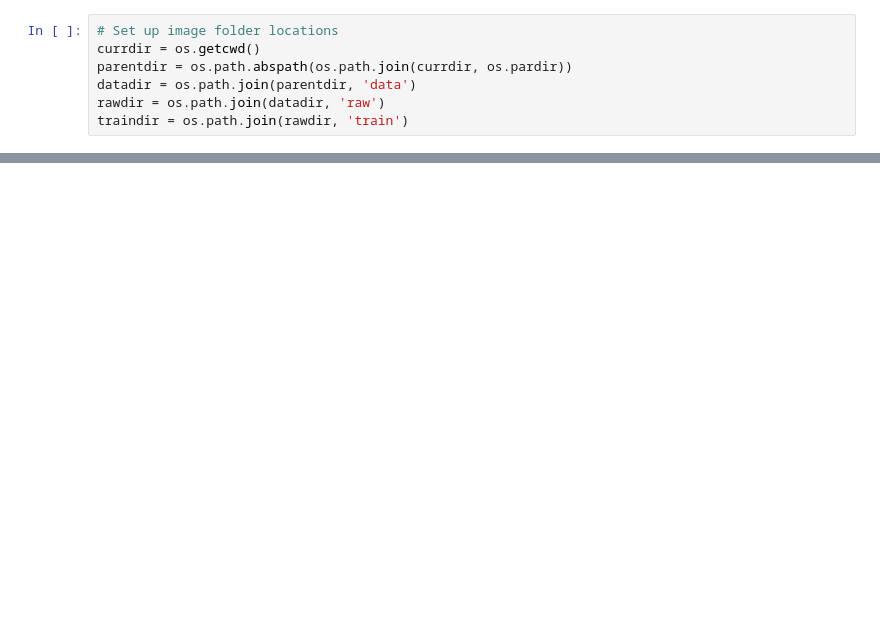
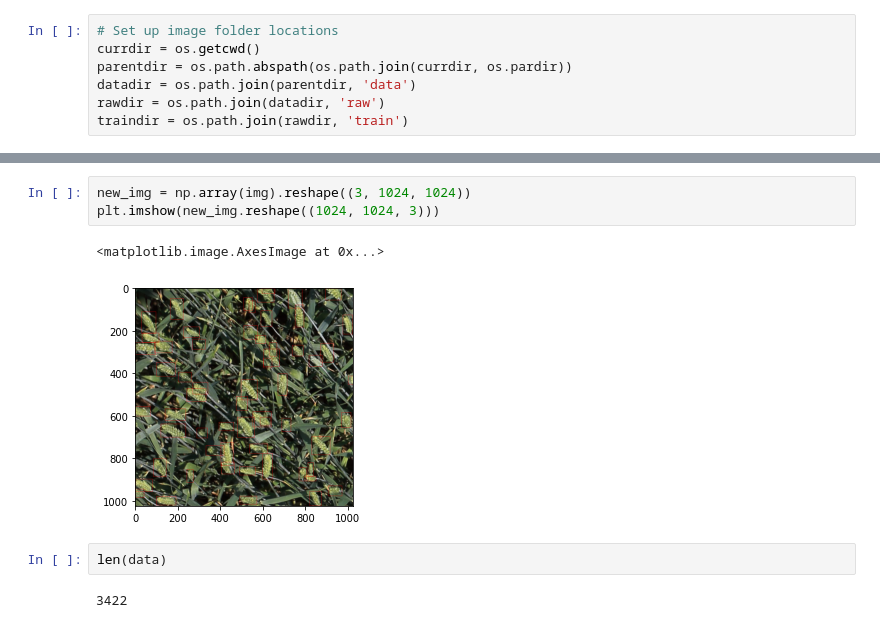
Before and after one commit to rohithdesikan/wheat_detection, a Jupyter notebook: notebooks/exploration.ipynb, the cells around one changed output, grey strips where cells are left out. Drawn from its saved outputs; the diff is of its cells as text; blank space fills up the shorter version.

```diff
--- a/notebooks/exploration.ipynb
+++ b/notebooks/exploration.ipynb
@@ -72,0 +128,10 @@ ast.literal_eval(df['bbox'][0])
+# %%
+new_img = np.array(img).reshape((3, 1024, 1024))
+plt.imshow(new_img.reshape((1024, 1024, 3)))
+# %% [output]
+<matplotlib.image.AxesImage at 0x...>
+[figure, added]
+# %%
+len(data)
+# %% [output]
+3422
```
Also changed, not shown: parts of 11 cells of this notebook, 3 other files.
